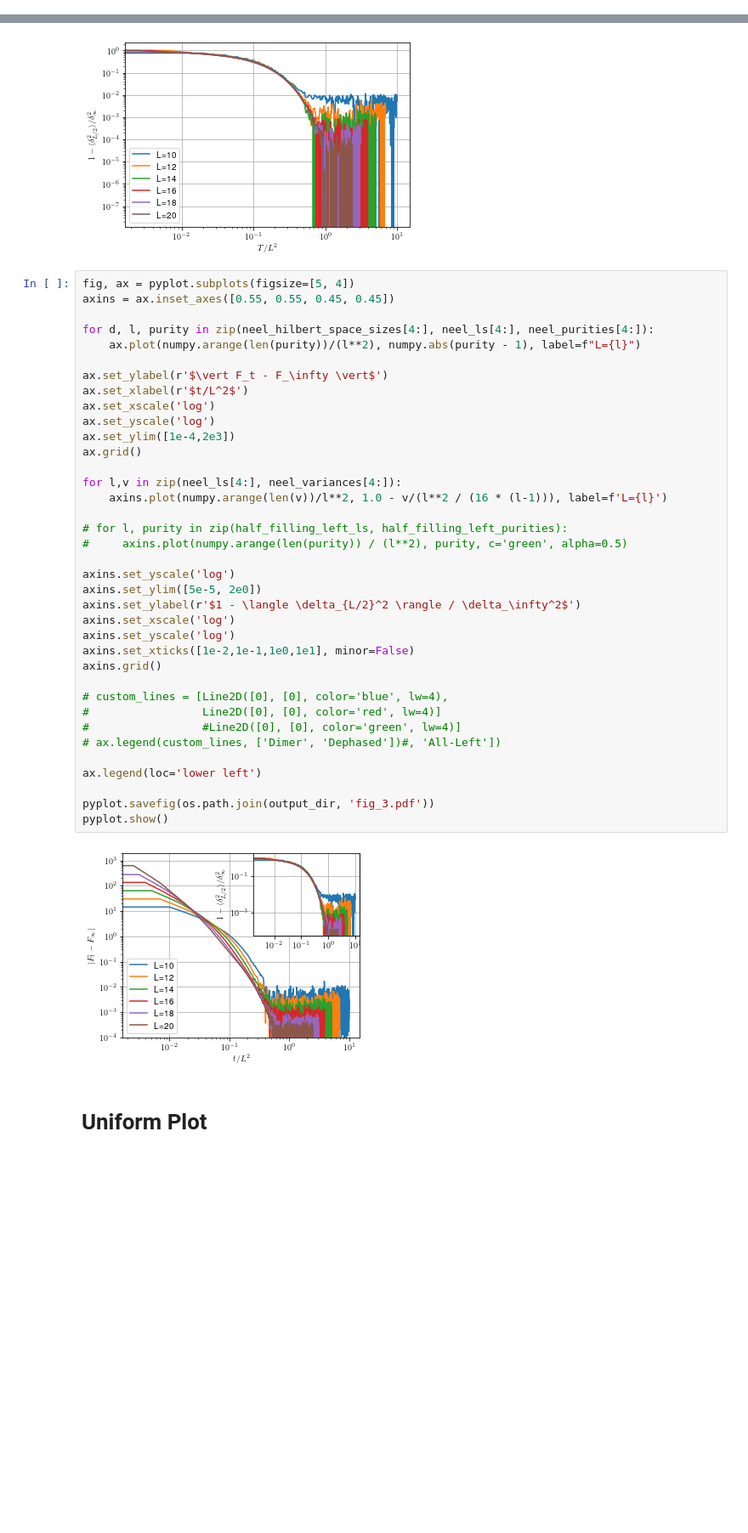
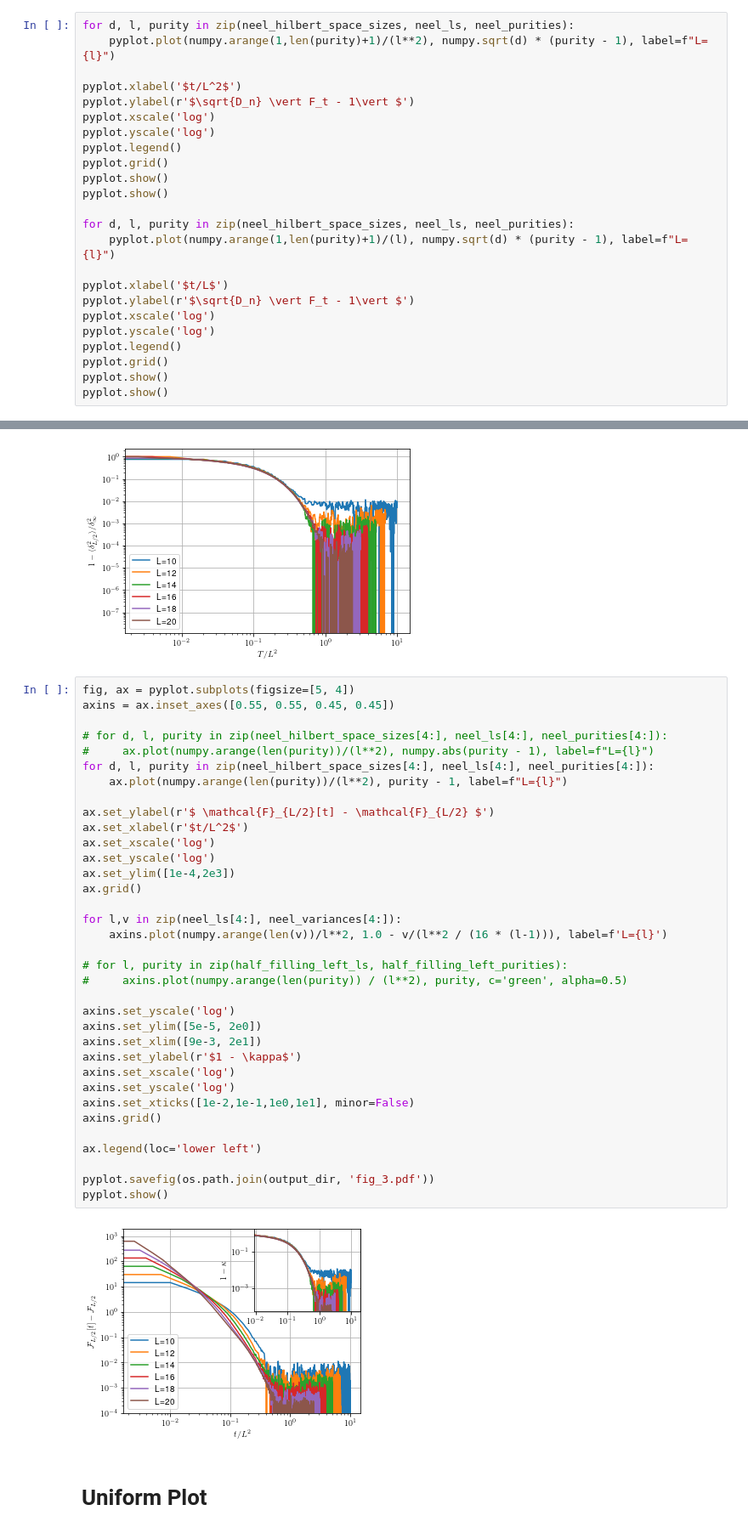
Before and after one commit to Renmusxd/RandomUnitaryLayers, a Jupyter notebook: jupyter/PaperData/PaperPlots.ipynb, the cells around one changed output, grey strips where cells are left out. Shown at 85% size. Saved outputs shown, nothing was run; the diff lists cells and outputs as text; blank space fills up the shorter version.

```diff
--- a/jupyter/PaperData/PaperPlots.ipynb
+++ b/jupyter/PaperData/PaperPlots.ipynb
@@ -217,0 +266,24 @@ neel_hilbert_space_sizes = arr['Ds']
+# %%
+for d, l, purity in zip(neel_hilbert_space_sizes, neel_ls, neel_purities):
+    pyplot.plot(numpy.arange(1,len(purity)+1)/(l**2), numpy.sqrt(d) * (purity - 1), label=f"L={l}")
+
+pyplot.xlabel('$t/L^2$')
+pyplot.ylabel(r'$\sqrt{D_n} \vert F_t - 1\vert $')
+pyplot.xscale('log')
+pyplot.yscale('log')
+pyplot.legend()
+pyplot.grid()
+pyplot.show()
+pyplot.show()
+
+for d, l, purity in zip(neel_hilbert_space_sizes, neel_ls, neel_purities):
+    pyplot.plot(numpy.arange(1,len(purity)+1)/(l), numpy.sqrt(d) * (purity - 1), label=f"L={l}")
+
+pyplot.xlabel('$t/L$')
+pyplot.ylabel(r'$\sqrt{D_n} \vert F_t - 1\vert $')
+pyplot.xscale('log')
+pyplot.yscale('log')
+pyplot.legend()
+pyplot.grid()
+pyplot.show()
+pyplot.show()
@@ -302,42 +380,40 @@ pyplot.show()
 # %%
 fig, ax = pyplot.subplots(figsize=[5, 4])
 axins = ax.inset_axes([0.55, 0.55, 0.45, 0.45])
 
+# for d, l, purity in zip(neel_hilbert_space_sizes[4:], neel_ls[4:], neel_purities[4:]):
+#     ax.plot(numpy.arange(len(purity))/(l**2), numpy.abs(purity - 1), label=f"L={l}")
 for d, l, purity in zip(neel_hilbert_space_sizes[4:], neel_ls[4:], neel_purities[4:]):
-    ax.plot(numpy.arange(len(purity))/(l**2), numpy.abs(purity - 1), label=f"L={l}")
+    ax.plot(numpy.arange(len(purity))/(l**2), purity - 1, label=f"L={l}")
 
-ax.set_ylabel(r'$\vert F_t - F_\infty \vert$')
+ax.set_ylabel(r'$ \mathcal{F}_{L/2}[t] - \mathcal{F}_{L/2} $')
 ax.set_xlabel(r'$t/L^2$')
 ax.set_xscale('log')
 ax.set_yscale('log')
 ax.set_ylim([1e-4,2e3])
 ax.grid()
 
 for l,v in zip(neel_ls[4:], neel_variances[4:]):
     axins.plot(numpy.arange(len(v))/l**2, 1.0 - v/(l**2 / (16 * (l-1))), label=f'L={l}')
 
 # for l, purity in zip(half_filling_left_ls, half_filling_left_purities):
 #     axins.plot(numpy.arange(len(purity)) / (l**2), purity, c='green', alpha=0.5)
 
 axins.set_yscale('log')
 axins.set_ylim([5e-5, 2e0])
-axins.set_ylabel(r'$1 - \langle \delta_{L/2}^2 \rangle / \delta_\infty^2$')
+axins.set_xlim([9e-3, 2e1])
+axins.set_ylabel(r'$1 - \kappa$')
 axins.set_xscale('log')
 axins.set_yscale('log')
 axins.set_xticks([1e-2,1e-1,1e0,1e1], minor=False)
 axins.grid()
 
-# custom_lines = [Line2D([0], [0], color='blue', lw=4),
-#                 Line2D([0], [0], color='red', lw=4)]
-#                 #Line2D([0], [0], color='green', lw=4)]
-# ax.legend(custom_lines, ['Dimer', 'Dephased'])#, 'All-Left'])
-
 ax.legend(loc='lower left')
 
 pyplot.savefig(os.path.join(output_dir, 'fig_3.pdf'))
 pyplot.show()
 # %% [output]
-[figure, old version]
+[figure, new version]
 # %% [markdown]
 # Uniform Plot
 # %%
```
Also changed, not shown: parts of 7 cells of this notebook, 9 other files.
